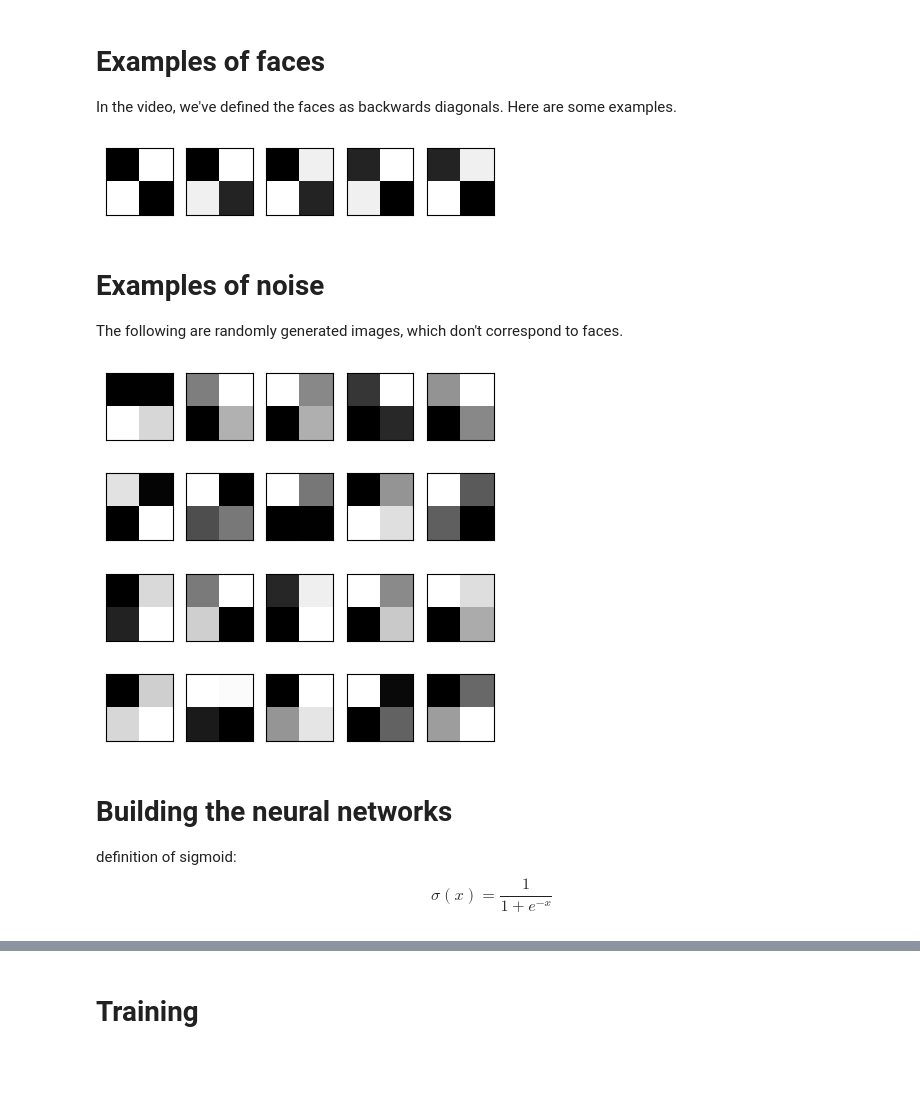
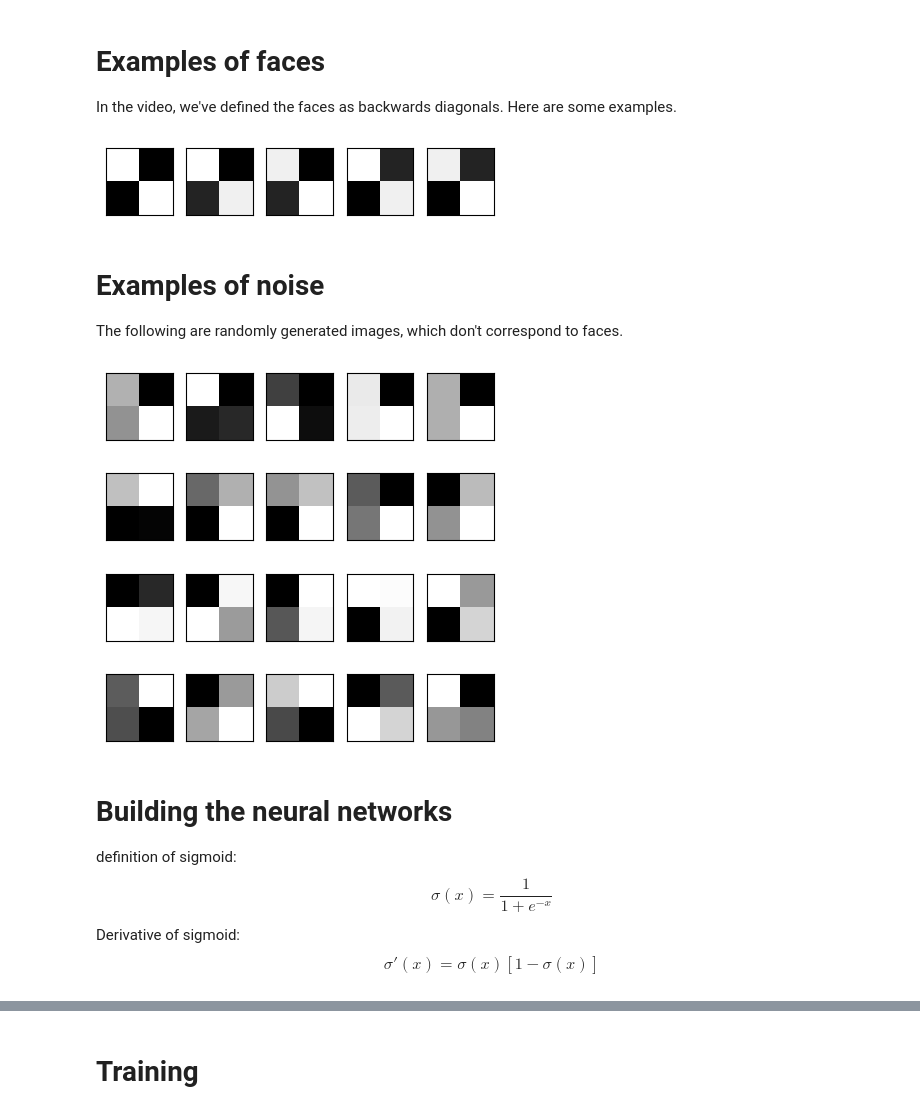
Before and after one commit to romenlaw/gan, a Jupyter notebook: GANs_in_Slanted_Land.ipynb, the cells around one changed output, grey strips where cells are left out. Drawn from its saved outputs; the diff is of its cells as text; code cells hidden in the pictures; blank space fills up the shorter version.

```diff
--- a/GANs_in_Slanted_Land.ipynb
+++ b/GANs_in_Slanted_Land.ipynb
@@ -49,15 +49,22 @@ def view_samples(samples, m, n):
 In the video, we've defined the faces as backwards diagonals. Here are some examples.
 # %%
 # Examples of faces
-faces = [np.array([1,0,0,1]),
-         np.array([0.9,0.1,0.2,0.8]),
-         np.array([0.9,0.2,0.1,0.8]),
-         np.array([0.8,0.1,0.2,0.9]),
-         np.array([0.8,0.2,0.1,0.9])]
+# faces = [np.array([1,0,0,1]),
+#          np.array([0.9,0.1,0.2,0.8]),
+#          np.array([0.9,0.2,0.1,0.8]),
+#          np.array([0.8,0.1,0.2,0.9]),
+#          np.array([0.8,0.2,0.1,0.9])]
+
+# let's try slant the other way
+faces = [np.array([0,1,1,0]),
+         np.array([0.1,0.9,0.8,0.2]),
+         np.array([0.2,0.9,0.8,0.1]),
+         np.array([0.1,0.8,0.9,0.2]),
+         np.array([0.2,0.8,0.9,0.1])]
 
 _ = view_samples(faces, 1, 5)
 # %% [output]
-[figure, old version]
+[figure, new version]
 # %% [markdown]
 # Examples of noise
 The following are randomly generated images, which don't correspond to faces.
@@ -70,13 +77,16 @@ def generate_random_image():
 noise = [np.array(generate_random_image()) for _ in range(20)]
 _ = view_samples(noise, 4,5)
 # %% [output]
-[figure, old version]
+[figure, new version]
 # %% [markdown]
 # Building the neural networks
 
 definition of sigmoid:
 $$\sigma(x) = \dfrac{1}{1+e^{-x}}
 $$
+Derivative of sigmoid:
+$$\sigma'(x) = \sigma(x)[1-\sigma(x)]
+$$
 # %%
 # The sigmoid activation function
 def sigmoid(x):
```
Also changed, not shown: parts of 7 cells of this notebook.
